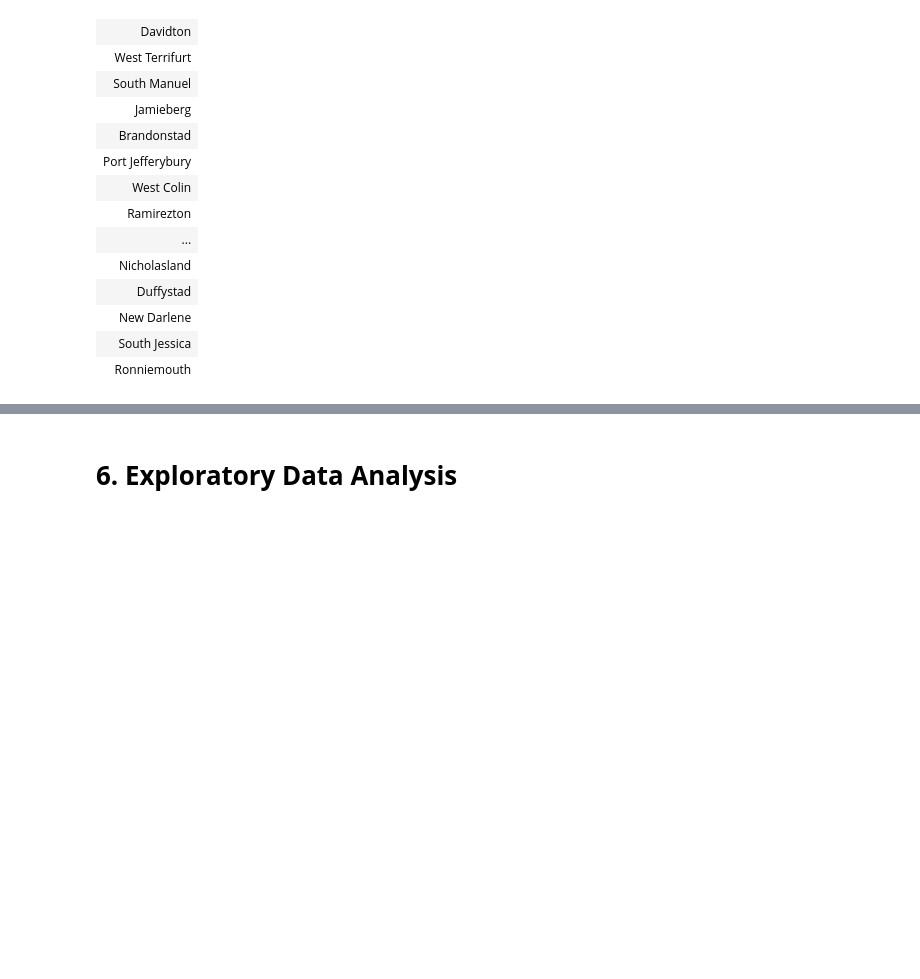
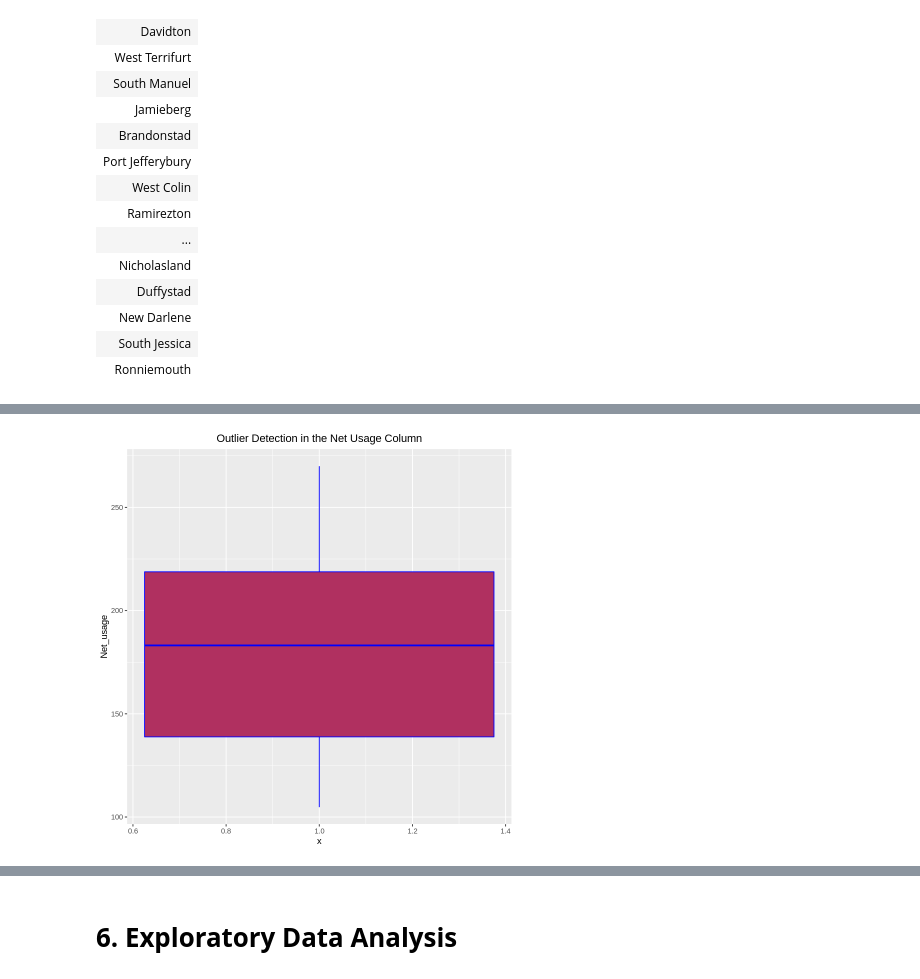
Before and after one commit to Obreintelly/Univariate_Bivariate_Analysis_in_R, a Jupyter notebook: Univariate_Bivariate_Analysis_with_R.ipynb, the cells around one changed output, grey strips where cells are left out. Saved outputs shown, nothing was run; the diff lists cells and outputs as text; code cells hidden in the pictures; blank space fills up the shorter version.

```diff
--- a/Univariate_Bivariate_Analysis_with_R.ipynb
+++ b/Univariate_Bivariate_Analysis_with_R.ipynb
@@ -289,0 +360,7 @@ levels(advert$Clicks) <- c("Yes", "No")
+# %%
+advert %>%
+  ggplot(aes(x= 1, y= Net_usage)) +
+  geom_boxplot(fill="maroon", color="blue") +
+  ggtitle("Outlier Detection in the Net Usage Column") + theme(plot.title = element_text(hjust = 0.5))
+# %% [output]
+[figure, added]
```
Also changed, not shown: parts of 41 cells of this notebook.
